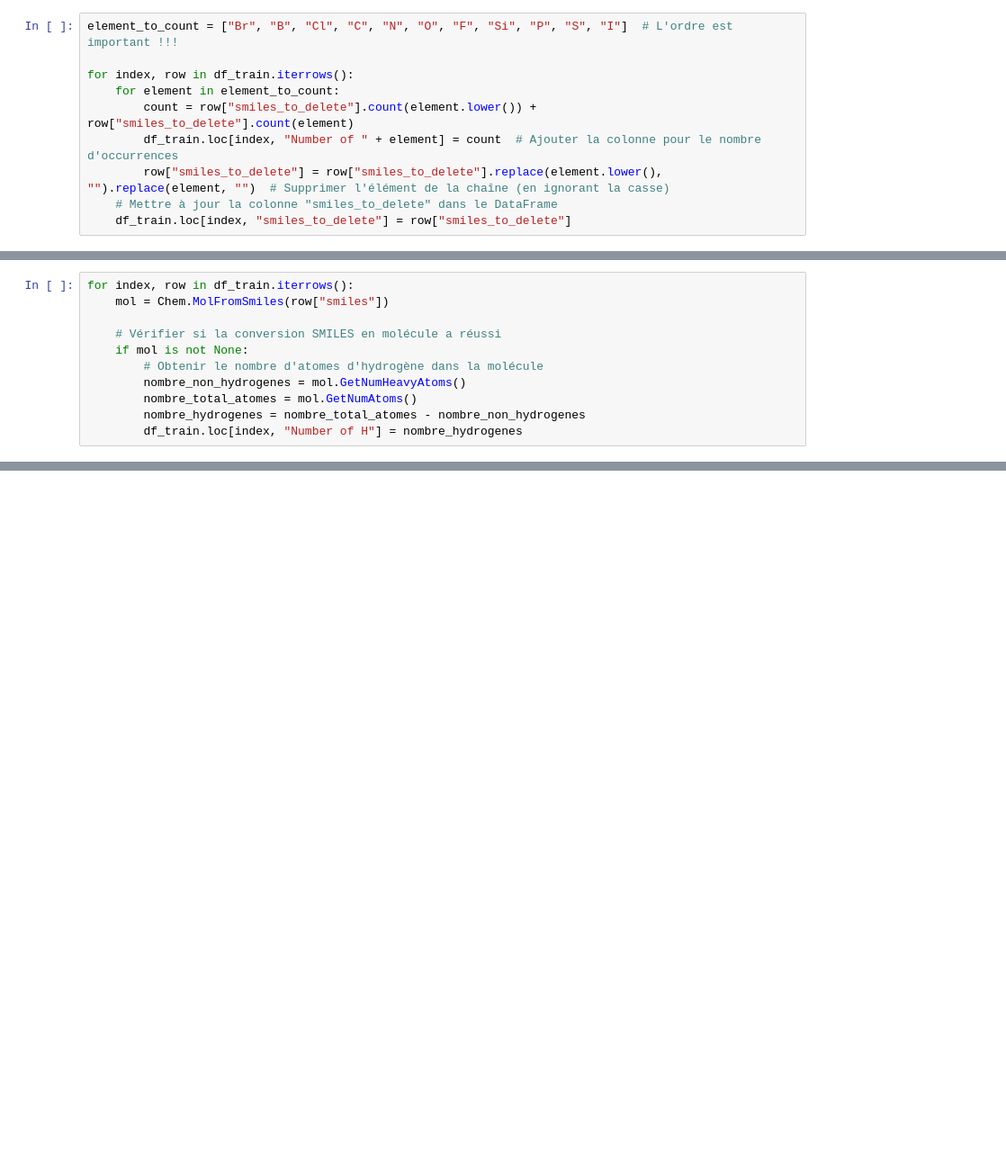
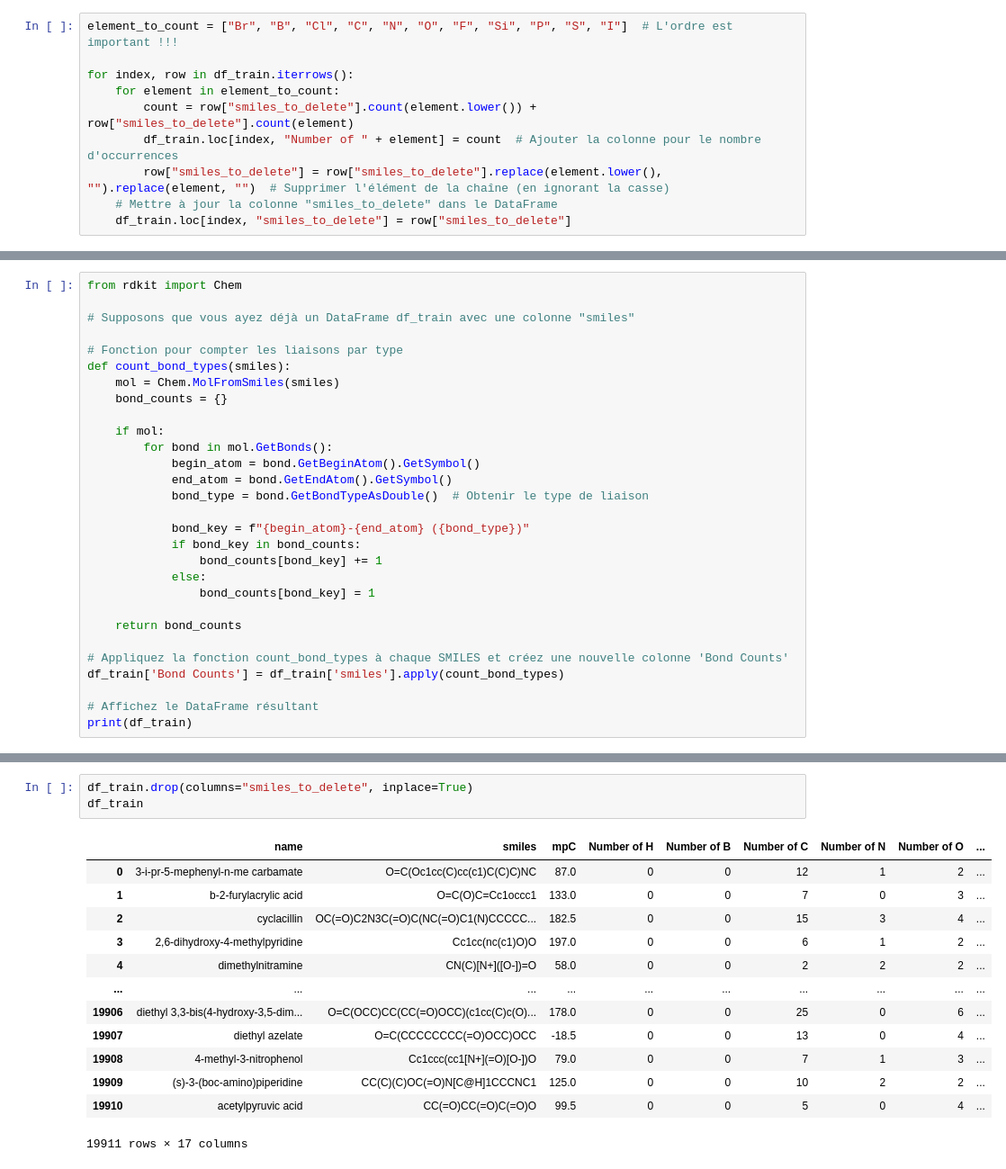
Before and after one commit to Guillaume2126/Melting-point-predictor, a Jupyter notebook: Create the dataframe.ipynb, the cells around one changed output, grey strips where cells are left out. Shown at 90% size. Drawn from its saved outputs; the diff is of its cells as text; blank space fills up the shorter version.

```diff
--- a/Create the dataframe.ipynb
+++ b/Create the dataframe.ipynb
@@ -138,11 +77,0 @@ print(rows_with_value_10)
-# %%
-for index, row in df_train.iterrows():
-    mol = Chem.MolFromSmiles(row["smiles"])
-
-    # Vérifier si la conversion SMILES en molécule a réussi
-    if mol is not None:
-        # Obtenir le nombre d'atomes d'hydrogène dans la molécule
-        nombre_non_hydrogenes = mol.GetNumHeavyAtoms()
-        nombre_total_atomes = mol.GetNumAtoms()
-        nombre_hydrogenes = nombre_total_atomes - nombre_non_hydrogenes
-        df_train.loc[index, "Number of H"] = nombre_hydrogenes
@@ -166,0 +78,29 @@ for index, row in df_train.iterrows():
+# %%
+from rdkit import Chem
+
+# Supposons que vous ayez déjà un DataFrame df_train avec une colonne "smiles"
+
+# Fonction pour compter les liaisons par type
+def count_bond_types(smiles):
+    mol = Chem.MolFromSmiles(smiles)
+    bond_counts = {}
+
+    if mol:
+        for bond in mol.GetBonds():
+            begin_atom = bond.GetBeginAtom().GetSymbol()
+            end_atom = bond.GetEndAtom().GetSymbol()
+            bond_type = bond.GetBondTypeAsDouble()  # Obtenir le type de liaison
+
+            bond_key = f"{begin_atom}-{end_atom} ({bond_type})"
+            if bond_key in bond_counts:
+                bond_counts[bond_key] += 1
+            else:
+                bond_counts[bond_key] = 1
+
+    return bond_counts
+
+# Appliquez la fonction count_bond_types à chaque SMILES et créez une nouvelle colonne 'Bond Counts'
+df_train['Bond Counts'] = df_train['smiles'].apply(count_bond_types)
+
+# Affichez le DataFrame résultant
+print(df_train)
@@ -166,0 +283,17 @@ for index, row in df_train.iterrows():
+# %%
+df_train.drop(columns="smiles_to_delete", inplace=True)
+df_train
+# %% [output]
+|  | name | smiles | mpC | Number of H | Number of B | Number of C | Number of N | Number of O | ... |
+| 0 | 3-i-pr-5-mephenyl-n-me carbamate | O=C(Oc1cc(C)cc(c1)C(C)C)NC | 87.0 | 0 | 0 | 12 | 1 | 2 | ... |
+| 1 | b-2-furylacrylic acid | O=C(O)C=Cc1occc1 | 133.0 | 0 | 0 | 7 | 0 | 3 | ... |
+| 2 | cyclacillin | OC(=O)C2N3C(=O)C(NC(=O)C1(N)CCCCC... | 182.5 | 0 | 0 | 15 | 3 | 4 | ... |
+| 3 | 2,6-dihydroxy-4-methylpyridine | Cc1cc(nc(c1)O)O | 197.0 | 0 | 0 | 6 | 1 | 2 | ... |
+| 4 | dimethylnitramine | CN(C)[N+]([O-])=O | 58.0 | 0 | 0 | 2 | 2 | 2 | ... |
+| ... | ... | ... | ... | ... | ... | ... | ... | ... | ... |
+| 19906 | diethyl 3,3-bis(4-hydroxy-3,5-dim... | O=C(OCC)CC(CC(=O)OCC)(c1cc(C)c(O)... | 178.0 | 0 | 0 | 25 | 0 | 6 | ... |
+| 19907 | diethyl azelate | O=C(CCCCCCCC(=O)OCC)OCC | -18.5 | 0 | 0 | 13 | 0 | 4 | ... |
+| 19908 | 4-methyl-3-nitrophenol | Cc1ccc(cc1[N+](=O)[O-])O | 79.0 | 0 | 0 | 7 | 1 | 3 | ... |
+| 19909 | (s)-3-(boc-amino)piperidine | CC(C)(C)OC(=O)N[C@H]1CCCNC1 | 125.0 | 0 | 0 | 10 | 2 | 2 | ... |
+| 19910 | acetylpyruvic acid | CC(=O)CC(=O)C(=O)O | 99.5 | 0 | 0 | 5 | 0 | 4 | ... |
+19911 rows × 17 columns
```
Also changed, not shown: parts of 38 cells of this notebook.
